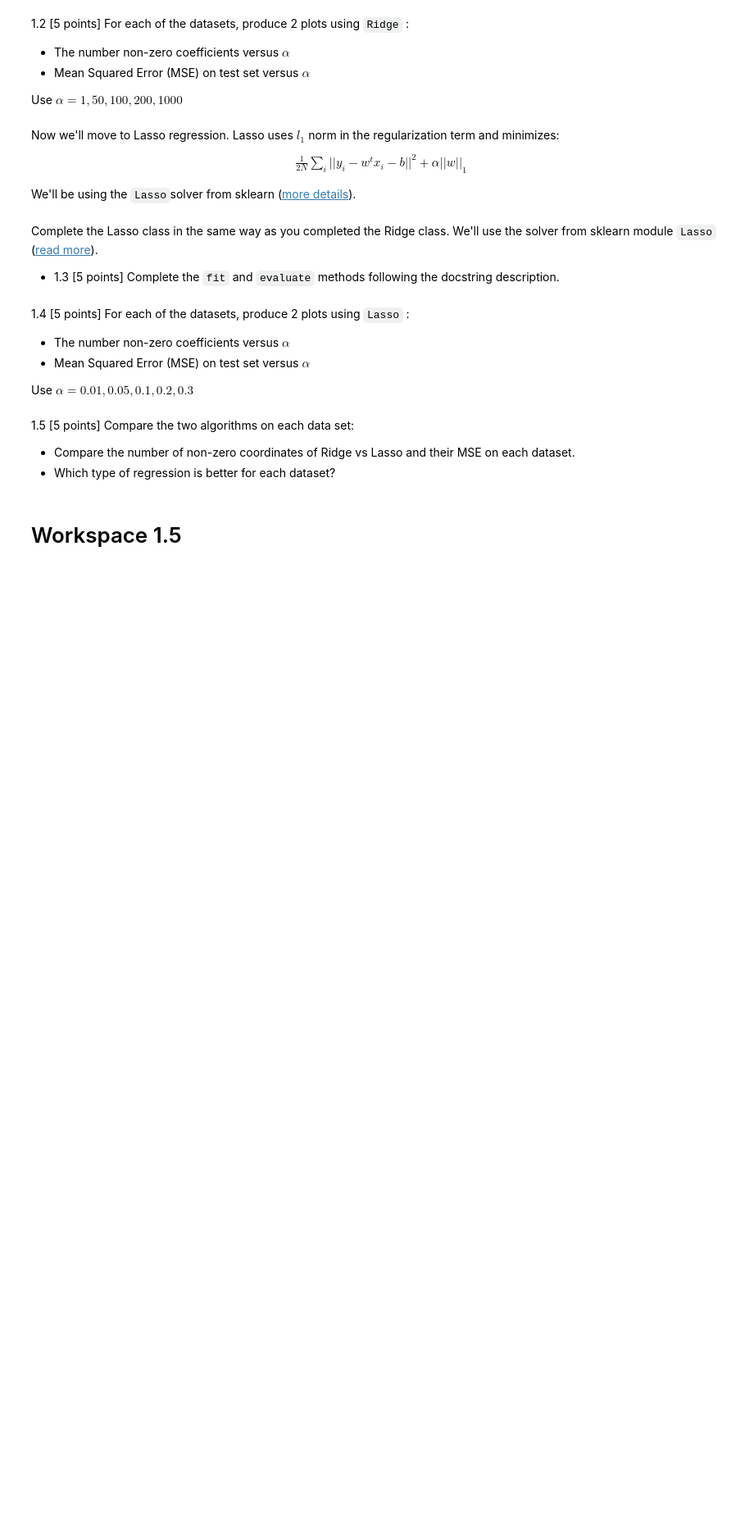
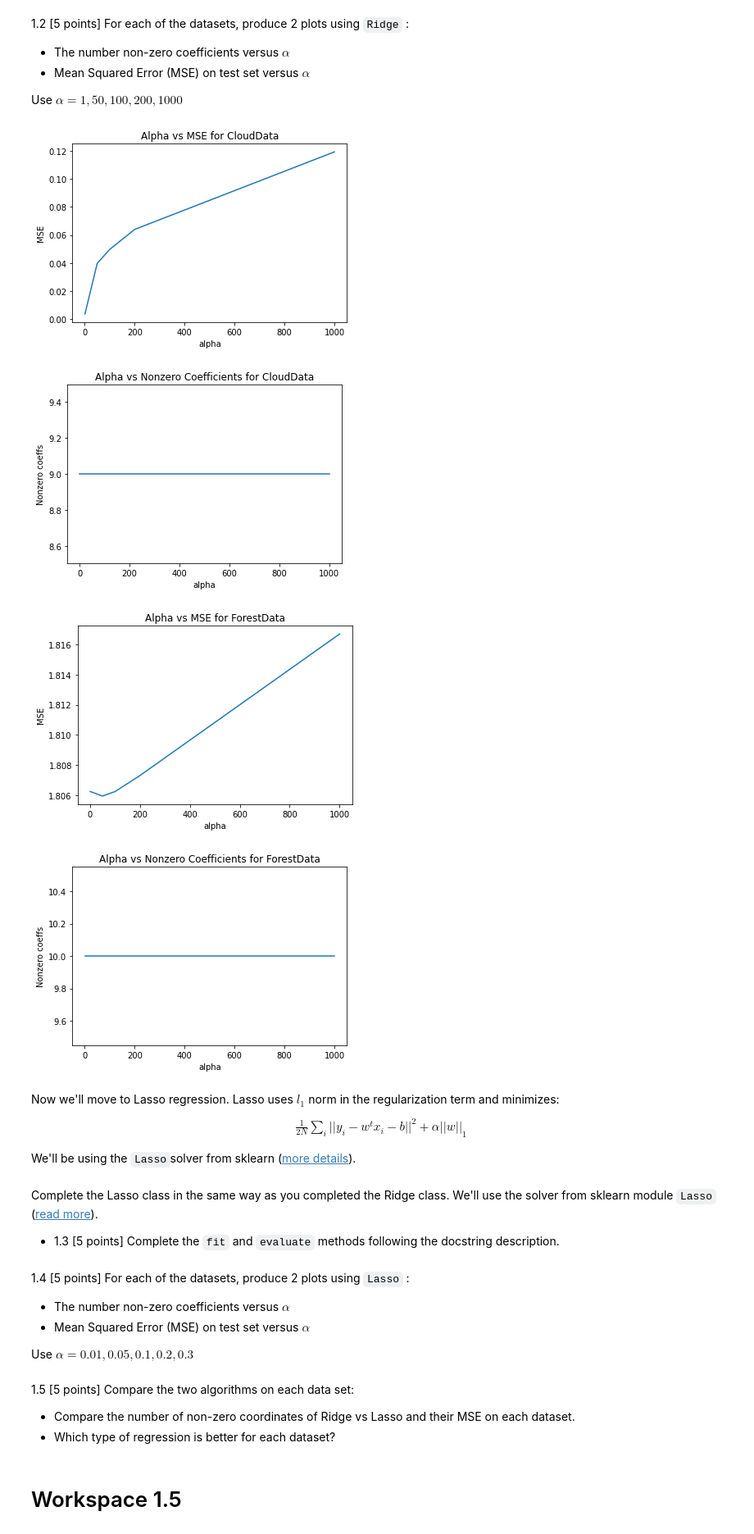
Before and after one commit to willemhscott/CSCI-4622, a Jupyter notebook: PS3-wisc3550.ipynb, the cells around one changed output. Shown at 82% size. Drawn from its saved outputs; the diff is of its cells as text; code cells hidden in the pictures; blank space fills up the shorter version.

```diff
--- a/PS3-wisc3550.ipynb
+++ b/PS3-wisc3550.ipynb
@@ -92,10 +92,11 @@ class Ridge:
         #TODO: Fit the ridge model and return the number of non-zero coefficients in the model weights.
 
         #Code here
-        raise NotImplementedError()
+        self._model.fit(X, y)
+
 
         #END
-        return num_nonzero_coeff
+        return self._model.coef_
 
     def evaluate(self, test_x, test_y):
         """
@@ -113,10 +114,10 @@ class Ridge:
         #TODO: predict based on the test features and return the mean_squared_error
 
         #Code here
-        raise NotImplementedError()
+        res = self._model.predict(test_x)
 
         #END
-        return mean_squared_error
+        return self.mse(res, test_y)
 
     @staticmethod
     def mse(y_true, y_hat):
@@ -140,3 +135,38 @@ raise NotImplementedError()
+# %%
+alphas = [1, 50, 100, 200, 1000]
+#BEGIN Workspace 1.2
+
+#code here
+datasets = [cloud_data, forest_data]
+for dataset in datasets:
+    aset = [1,50,100,200,1000]
+    mses = []
+    cfcount = []
+
+    for a in aset:
+        mod = Ridge(a)
+        coeffs = mod.fit(dataset.train_x, dataset.train_y)
+        mse = mod.evaluate(dataset.test_x, dataset.test_y)
+        mses.append(mse)
+        cfcount.append((coeffs != 0).sum())
+
+    plt.plot(aset, mses)
+    plt.xlabel("alpha")
+    plt.ylabel("MSE")
+    plt.title(f"Alpha vs MSE for {dataset.__class__.__name__}")
+    plt.show()
+    plt.plot(aset, cfcount)
+    plt.xlabel("alpha")
+    plt.ylabel("Nonzero coeffs")
+    plt.title(f"Alpha vs Nonzero Coefficients for {dataset.__class__.__name__}")
+    plt.show()
+
+#END Workspace 1.2
+# %% [output]
+[figure, added]
+[figure, added]
+[figure, added]
+[figure, added]
 # %% [markdown]
 Now we'll move to Lasso regression. Lasso uses $l_1$ norm in the regularization term and minimizes:
 \begin{align}
```
Also changed, not shown: parts of 3 cells of this notebook, 3 other files.
